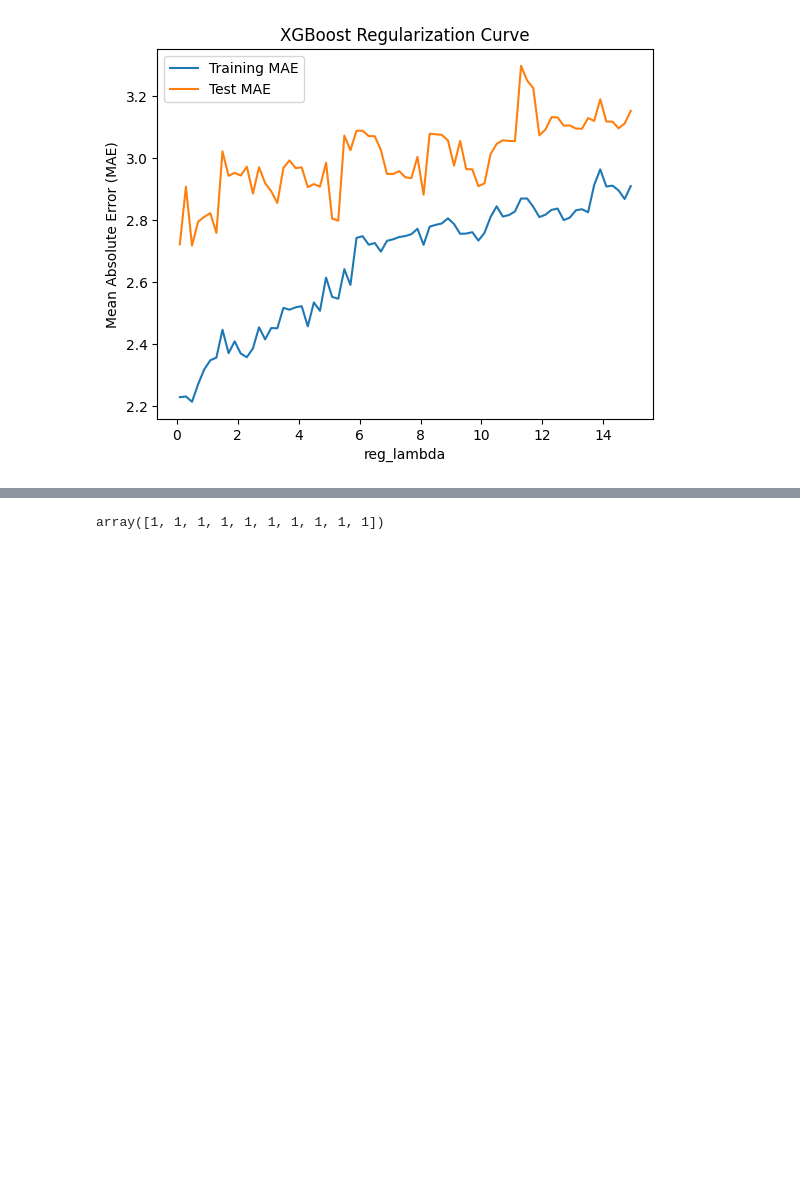
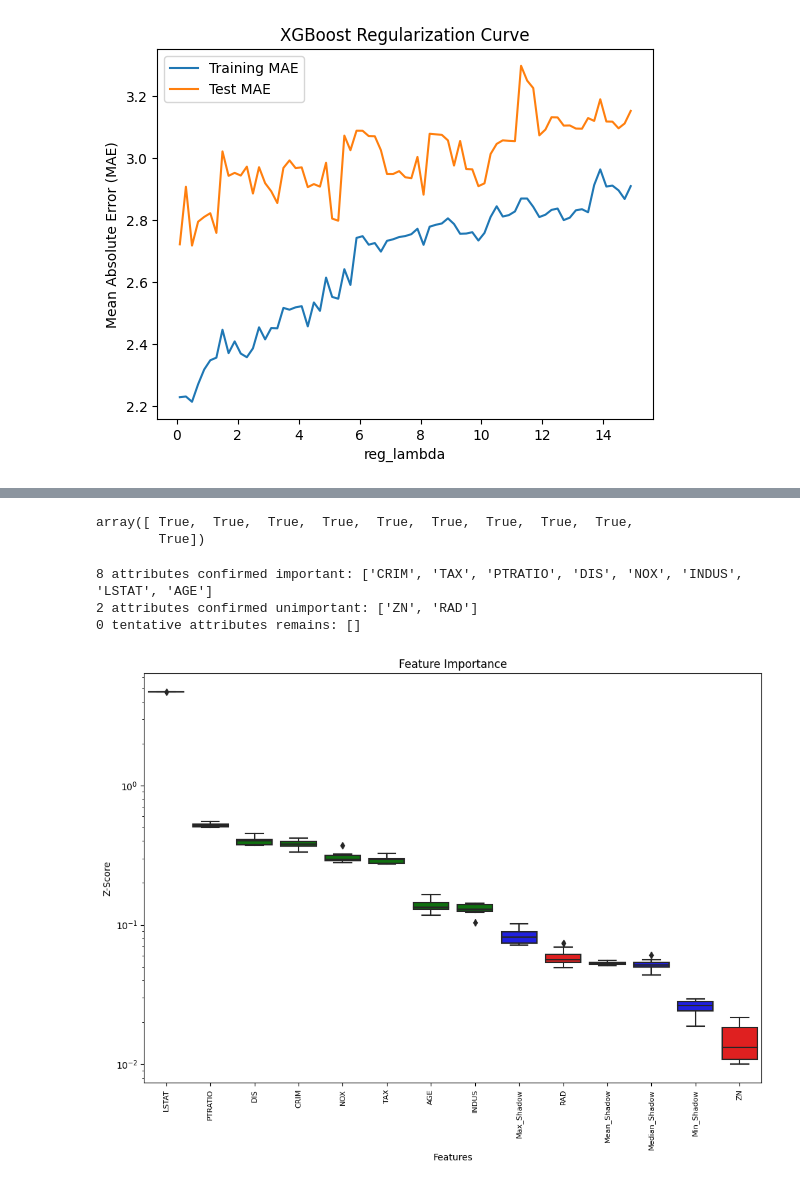
Before and after one commit to Luis-ramirez-r/predictive_maintenance, a Jupyter notebook: notebooks/Clase48_a.ipynb, the cells around one changed output, grey strips where cells are left out. Saved outputs shown, nothing was run; the diff lists cells and outputs as text; code cells hidden in the pictures; blank space fills up the shorter version.

```diff
--- a/notebooks/Clase48_a.ipynb
+++ b/notebooks/Clase48_a.ipynb
@@ -317,17 +322,30 @@ def perform_recursive_feature_elimination(model, X, y, n_features_to_select):
 from sklearn.datasets import make_friedman1
 from sklearn.feature_selection import RFECV
 from sklearn.svm import SVR
+from BorutaShap import BorutaShap, load_data
+
 
 X = df[features]
 y = df[target]
 
 xgb_model = xgb.XGBRegressor(objective='reg:squarederror', n_jobs=-1)
 
-selector = RFECV(model, step=1, cv=5)
+selector = RFECV(xgb_model, step=1, cv=5)
 selector = selector.fit(X, y)
 selector.support_
-
-
-selector.ranking_
 # %% [output]
-array([1, 1, 1, 1, 1, 1, 1, 1, 1, 1])
+array([ True,  True,  True,  True,  True,  True,  True,  True,  True,
+        True])
+# %%
+Feature_Selector = BorutaShap(importance_measure='shap',
+                              classification=False)
+# %%
+Feature_Selector.fit(X=X, y=y, n_trials=25)
+# %% [output]
+8 attributes confirmed important: ['CRIM', 'TAX', 'PTRATIO', 'DIS', 'NOX', 'INDUS', 'LSTAT', 'AGE']
+2 attributes confirmed unimportant: ['ZN', 'RAD']
+0 tentative attributes remains: []
+# %%
+Feature_Selector.plot(which_features='all')
+# %% [output]
+[figure, added]
```
Also changed, not shown: parts of 3 cells of this notebook, 1 other file.
